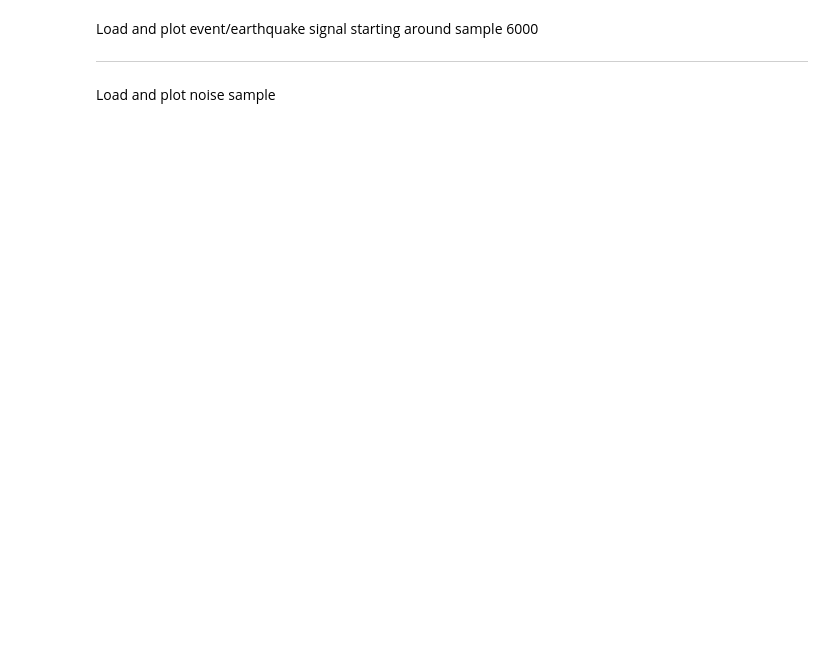
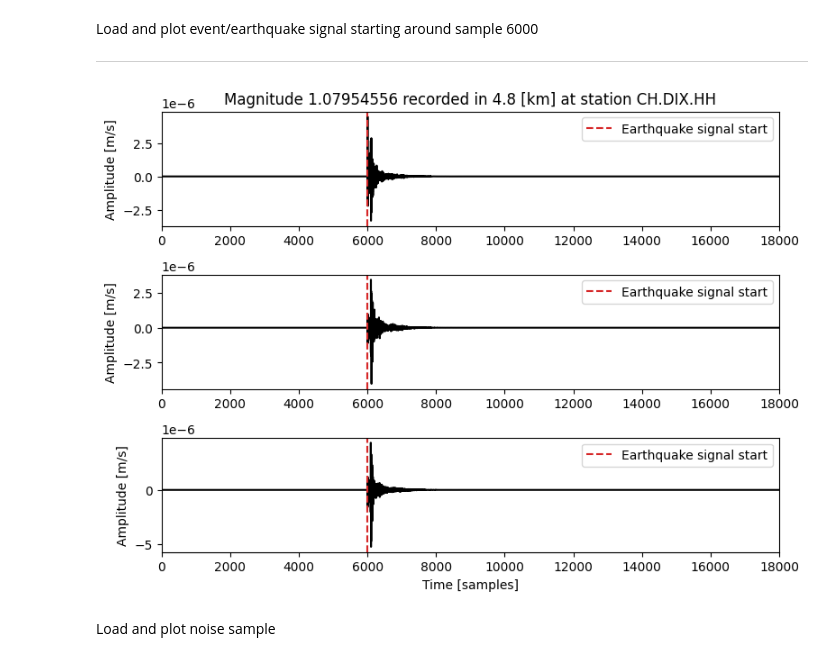
Before and after one commit to niko-d/DSL, a Jupyter notebook: load_and_plot.ipynb, the cells around one changed output. Drawn from its saved outputs; the diff is of its cells as text; code cells hidden in the pictures; blank space fills up the shorter version.

```diff
--- a/load_and_plot.ipynb
+++ b/load_and_plot.ipynb
@@ -8,38 +8,42 @@ Load and plot event/earthquake signal starting around sample 6000
 ---
 # %%
 dir_file = "./examples/signal_2009_009_M12_D17_CH_SENIN_HHN.npz"
+dir_file = "./examples/signal_2023_068_M11_D05_CH_DIX_HHZ.npz"
+
 data_npz = np.load(dir_file, allow_pickle=True)
 data = {key: data_npz[key] for key in data_npz}
 
 fig = plt.figure(figsize=(8, 6))
 gs = gridspec.GridSpec(3, 1, height_ratios=[1, 1, 1])  # Three rows, one column
 
 # Create the subplots
 ax1 = fig.add_subplot(gs[0])
 ax2 = fig.add_subplot(gs[1], sharex=ax1)
 ax3 = fig.add_subplot(gs[2], sharex=ax1)
 
 # Data for each plot
 waveforms = ["earthquake_waveform_Z", "earthquake_waveform_N", "earthquake_waveform_E"]
 axes = [ax1, ax2, ax3]
 
 # Loop over axes to plot data and add common settings
 for ax, waveform in zip(axes, waveforms):
     ax.plot(data[waveform], color="k")
     ax.set_xlim(0, 18000)
     ax.set_ylabel("Amplitude [m/s]")
     ax.axvline(x=6000, color='tab:red', linestyle='--', label="Earthquake signal start")
     ax.legend()
 
 # Set x-label for the last axis
 ax3.set_xlabel("Time [samples]")
 
 ttl_str = "Magnitude " + str(data["magnitude"]) + " recorded in " + str(np.round(data["distance"],1))
 ttl_str += " [km] at station " + str(data["code"][0]) + "." +str(data["code"][1]) + "." +str(data["code"][2][:2])
 ax1.set_title(ttl_str)
 # Display the plot
 plt.tight_layout()
 plt.show()
+# %% [output]
+[figure, added]
 # %% [markdown]
 Load and plot noise sample
 # %%
```
Also changed, not shown: parts of 3 cells of this notebook.
